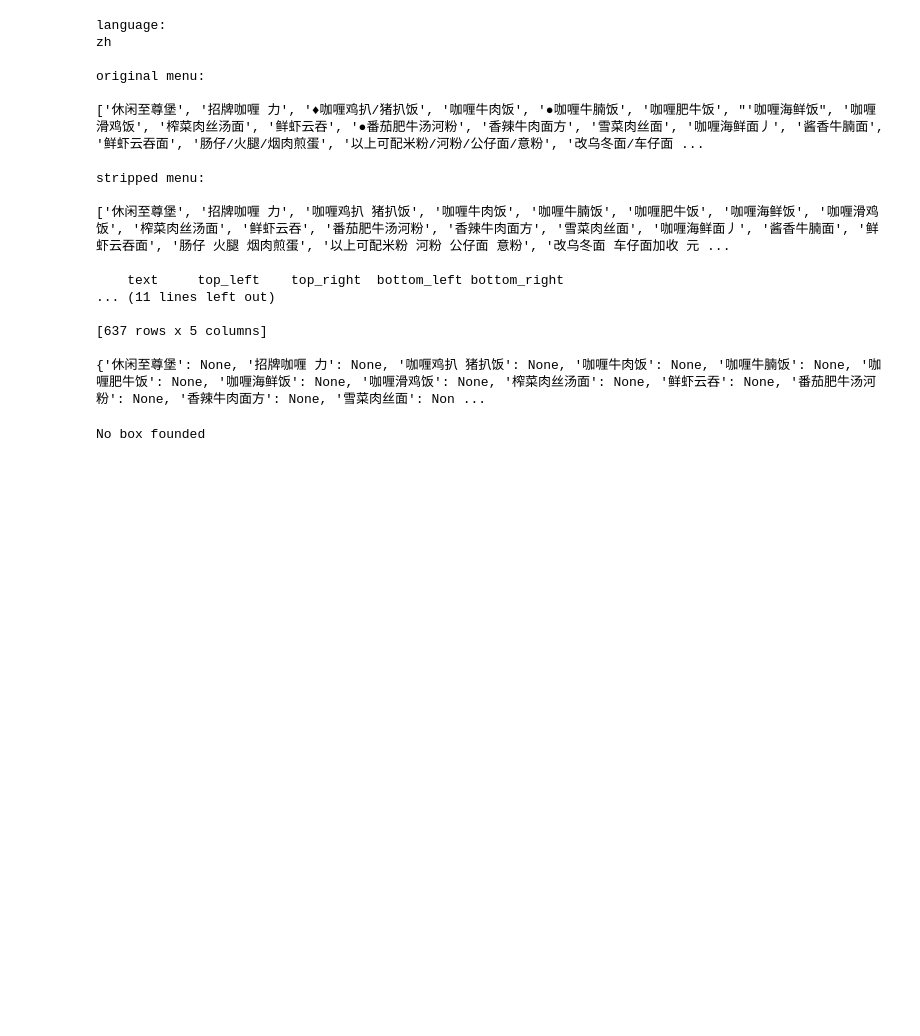
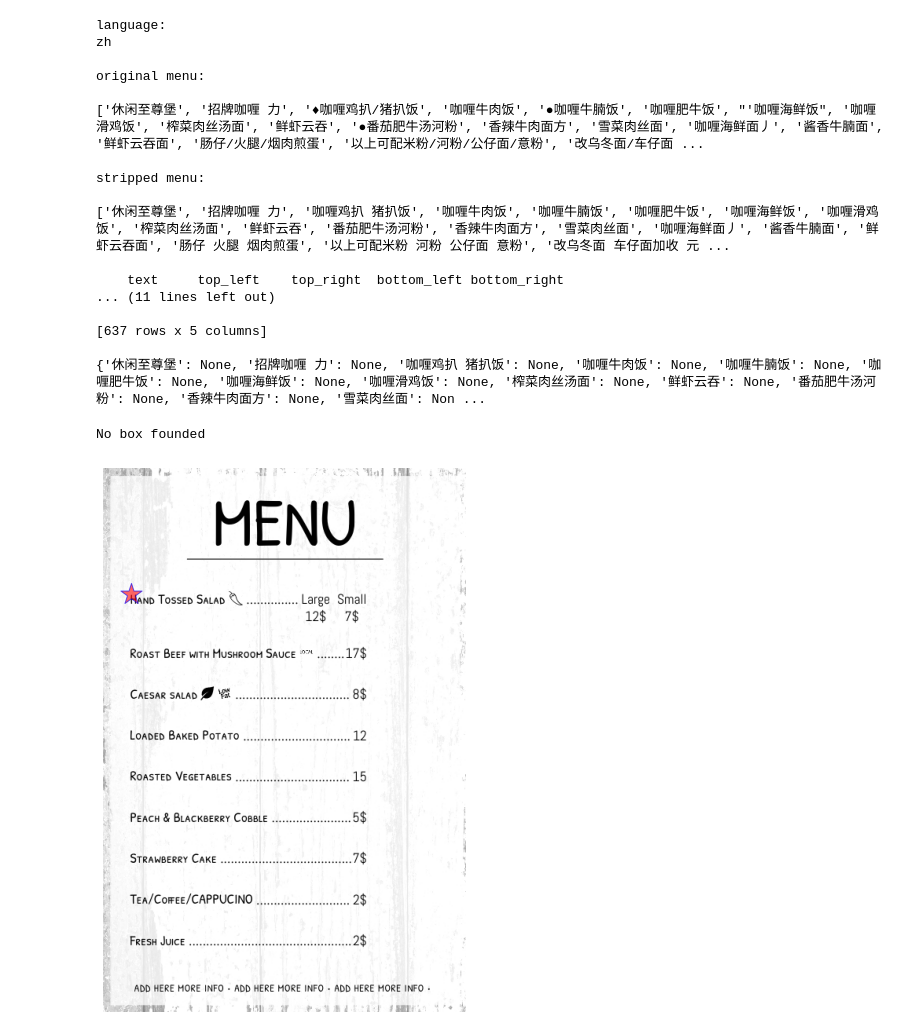
Before and after one commit to nguyenngocyennga/menu_me, a Jupyter notebook: notebooks/alan_updated_stripper_and_food_checker.ipynb, the cells around one changed output. Saved outputs shown, nothing was run; the diff lists cells and outputs as text; code cells hidden in the pictures; blank space fills up the shorter version.

```diff
--- a/notebooks/alan_updated_stripper_and_food_checker.ipynb
+++ b/notebooks/alan_updated_stripper_and_food_checker.ipynb
@@ -550,3 +550,28 @@ else:
     print("No box founded")
 # %% [output]
 No box founded
+# %%
+def show_text_boxes(path, coord_dict, count):
+    import io
+    from matplotlib import pyplot as plt
+    from matplotlib import patches as pch
+
+    plt.figure(figsize=(20,10))
+    a = plt.imread(path)
+    plt.axis("off")
+    plt.imshow(a)
+
+    for value in coord_dict.values():
+        plt.scatter(x = value[0][0], y = value[0][1], alpha=.6, marker ="*", c='red', edgecolors='blue', s=500)
+
+
+    # unique_name = path.split('/')[-1].split('.')[0]
+    # base_url = "../raw_data/menu_box"
+    # item_name = list(coord_dict.keys())[0].replace(" ", "-").lower()
+    # plt.savefig(f"{base_url}/{count}_{unique_name}_{item_name}.png")
+
+path = '../raw_data/all_menus/english_menu_10.jpg'
+coord_dict = {'HAND TOSSED SALAD Large Small': [(35, 160), (334, 174)]}
+show_text_boxes(path, coord_dict, count=0)
+# %% [output]
+[figure, added]
```
Also changed, not shown: 2 other files.
